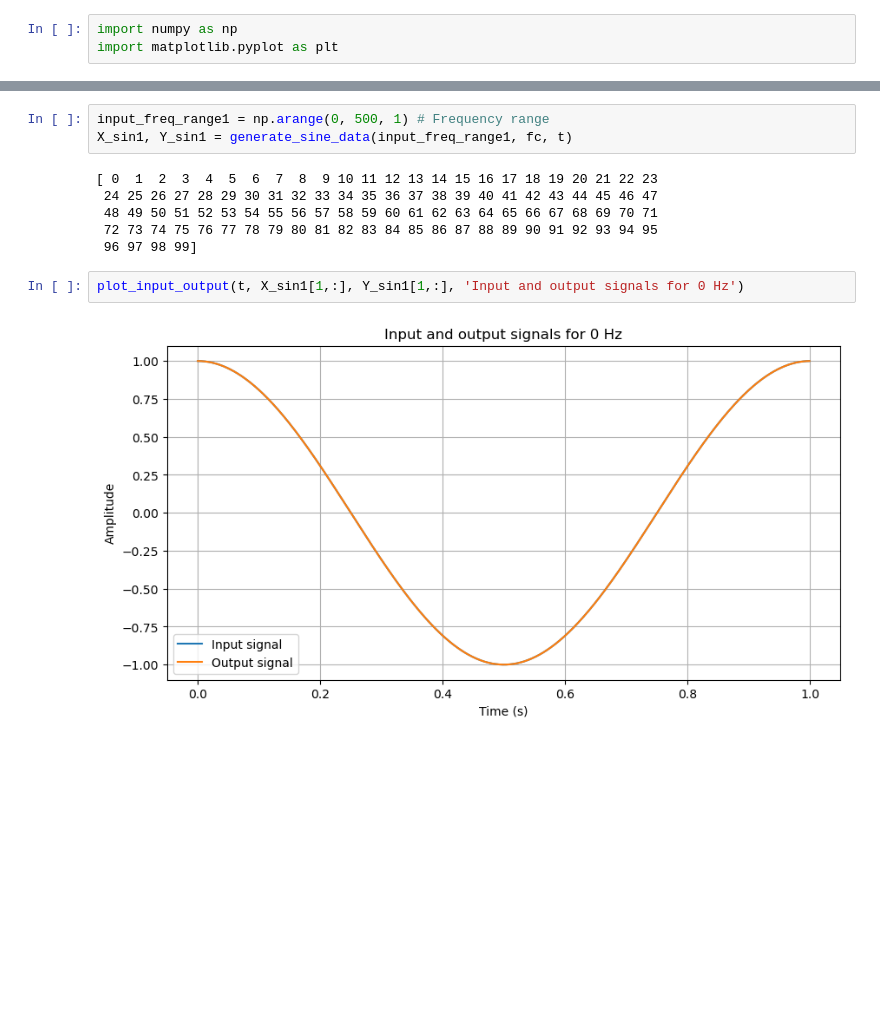
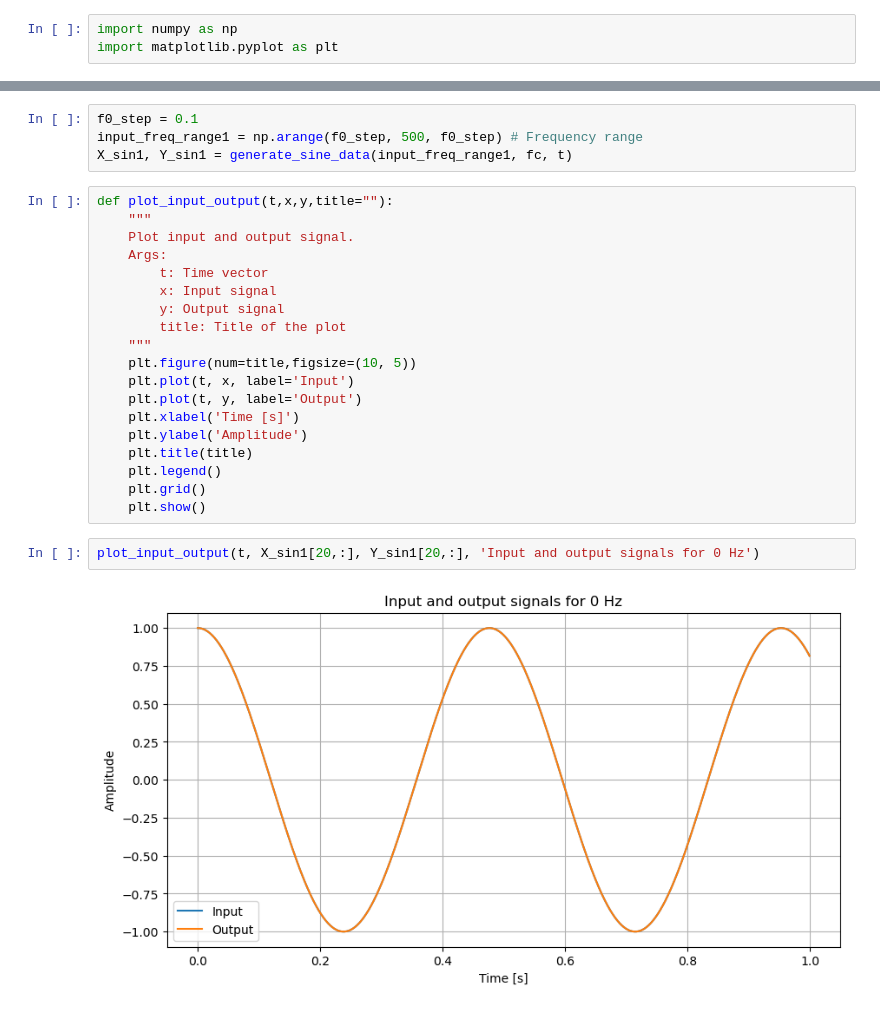
Before and after one commit to ErfanRasti/digital-signal-processing-lab, a Jupyter notebook: DigitalFilterDesign/DigitalFilterDesingUsingDeepLearning.ipynb, the cells around one changed output, grey strips where cells are left out. Saved outputs shown, nothing was run; the diff lists cells and outputs as text; blank space fills up the shorter version.

```diff
--- a/DigitalFilterDesign/DigitalFilterDesingUsingDeepLearning.ipynb
+++ b/DigitalFilterDesign/DigitalFilterDesingUsingDeepLearning.ipynb
@@ -179,16 +181,30 @@ def generate_sine_data(input_freq_range, fc, t):
     Y [passed_freq_range, :] = X[passed_freq_range, :]
     return X, Y
 # %%
-input_freq_range1 = np.arange(0, 500, 1) # Frequency range
+f0_step = 0.1
+input_freq_range1 = np.arange(f0_step, 500, f0_step) # Frequency range
 X_sin1, Y_sin1 = generate_sine_data(input_freq_range1, fc, t)
-# %% [output]
-[ 0  1  2  3  4  5  6  7  8  9 10 11 12 13 14 15 16 17 18 19 20 21 22 23
- 24 25 26 27 28 29 30 31 32 33 34 35 36 37 38 39 40 41 42 43 44 45 46 47
- 48 49 50 51 52 53 54 55 56 57 58 59 60 61 62 63 64 65 66 67 68 69 70 71
- 72 73 74 75 76 77 78 79 80 81 82 83 84 85 86 87 88 89 90 91 92 93 94 95
- 96 97 98 99]
+# %%
+def plot_input_output(t,x,y,title=""):
+    """
+    Plot input and output signal.
+    Args:
+        t: Time vector
+        x: Input signal
+        y: Output signal
+        title: Title of the plot
+    """
+    plt.figure(num=title,figsize=(10, 5))
+    plt.plot(t, x, label='Input')
+    plt.plot(t, y, label='Output')
+    plt.xlabel('Time [s]')
+    plt.ylabel('Amplitude')
+    plt.title(title)
+    plt.legend()
+    plt.grid()
+    plt.show()
 # %%
-plot_input_output(t, X_sin1[1,:], Y_sin1[1,:], 'Input and output signals for 0 Hz')
+plot_input_output(t, X_sin1[20,:], Y_sin1[20,:], 'Input and output signals for 0 Hz')
 # %% [output]
-[figure, old version]
+[figure, new version]
 # %%
```
Also changed, not shown: parts of 7 cells of this notebook.
